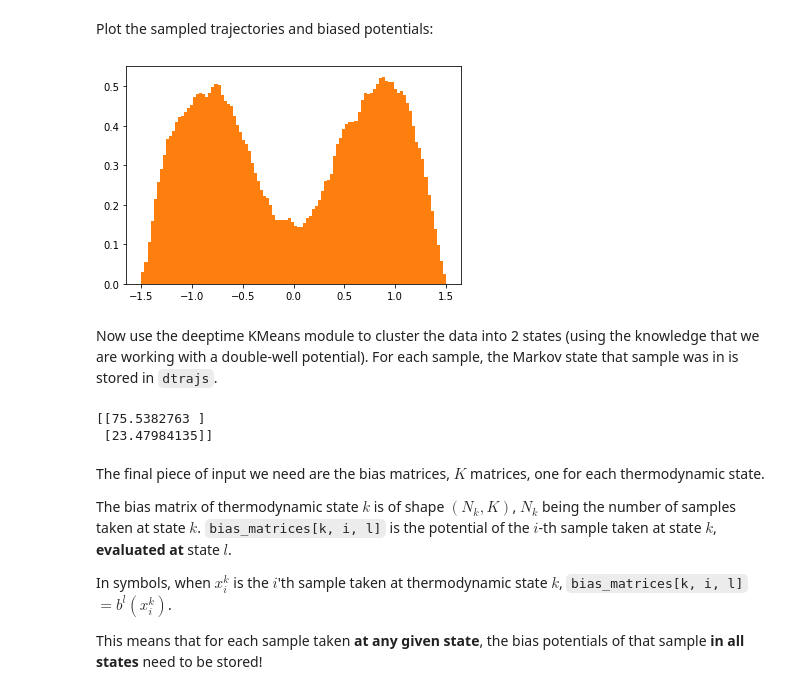
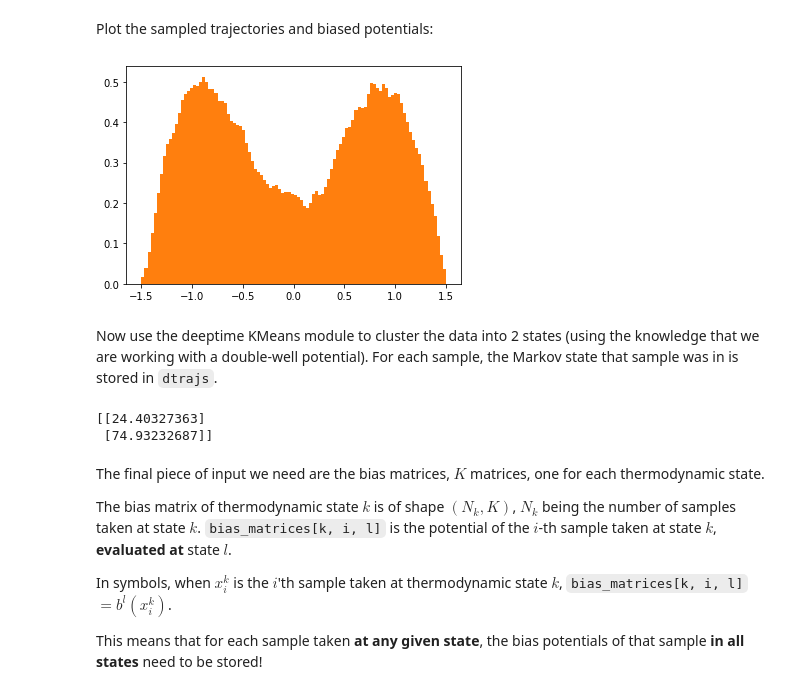
Before and after one commit to deeptime-ml/deeptime-notebooks, a Jupyter notebook: tram.ipynb, the cells around one changed output. Drawn from its saved outputs; the diff is of its cells as text; code cells hidden in the pictures.

```diff
--- a/tram.ipynb
+++ b/tram.ipynb
@@ -27,7 +27,7 @@ from deeptime.clustering import KMeans
 Define the potential we will be sampling from. This is a simple double well.
 # %%
 def potential(x):
-    return (x - 1) ** 4 * (x + 1) ** 4 - 0.1*x
+    return (x - 1) ** 4 * (x + 1) ** 4
 
 xs = np.linspace(-1.5, 1.5, num=100) # We will sample 100 discrete bins
 plt.plot(xs, potential(xs));
@@ -65,9 +65,10 @@ for i, U in enumerate(biased_potentials):
 # %% [markdown]
 Plot the sampled trajectories and biased potentials:
 # %%
-plt.hist(xs[trajectories.flatten()], bins=100, density=True, color='C1',label='Histogram over visited states');
+plt.hist(xs[trajectories.flatten()], bins=100, density=True, color='C1',
+         label='Histogram over visited states');
 # %% [output]
-[figure, old version]
+[figure, new version]
 # %% [markdown]
 Now use the deeptime KMeans module to cluster the data into 2 states (using the knowledge that we are working with a double-well potential). For each sample, the Markov state that sample was in is stored in `dtrajs`.
 # %%
@@ -85,8 +86,8 @@ dtrajs = clustering.transform(trajectories.flatten()).reshape(
 
 print(clustering.cluster_centers)
 # %% [output]
-[[75.5382763 ]
- [23.47984135]]
+[[24.40327363]
+ [74.93232687]]
 # %% [markdown]
 The final piece of input we need are the bias matrices, $K$ matrices, one for each thermodynamic state.
 
```
Also changed, not shown: parts of 9 cells of this notebook.
